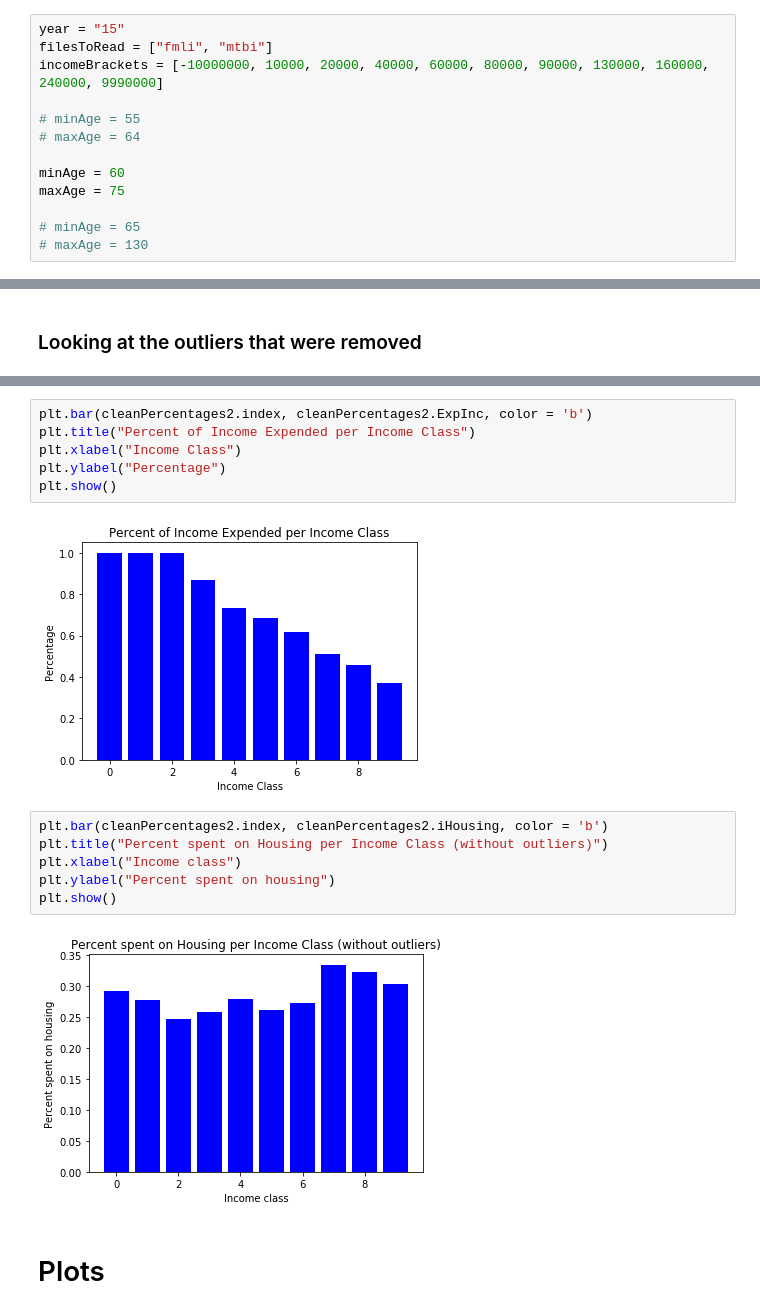
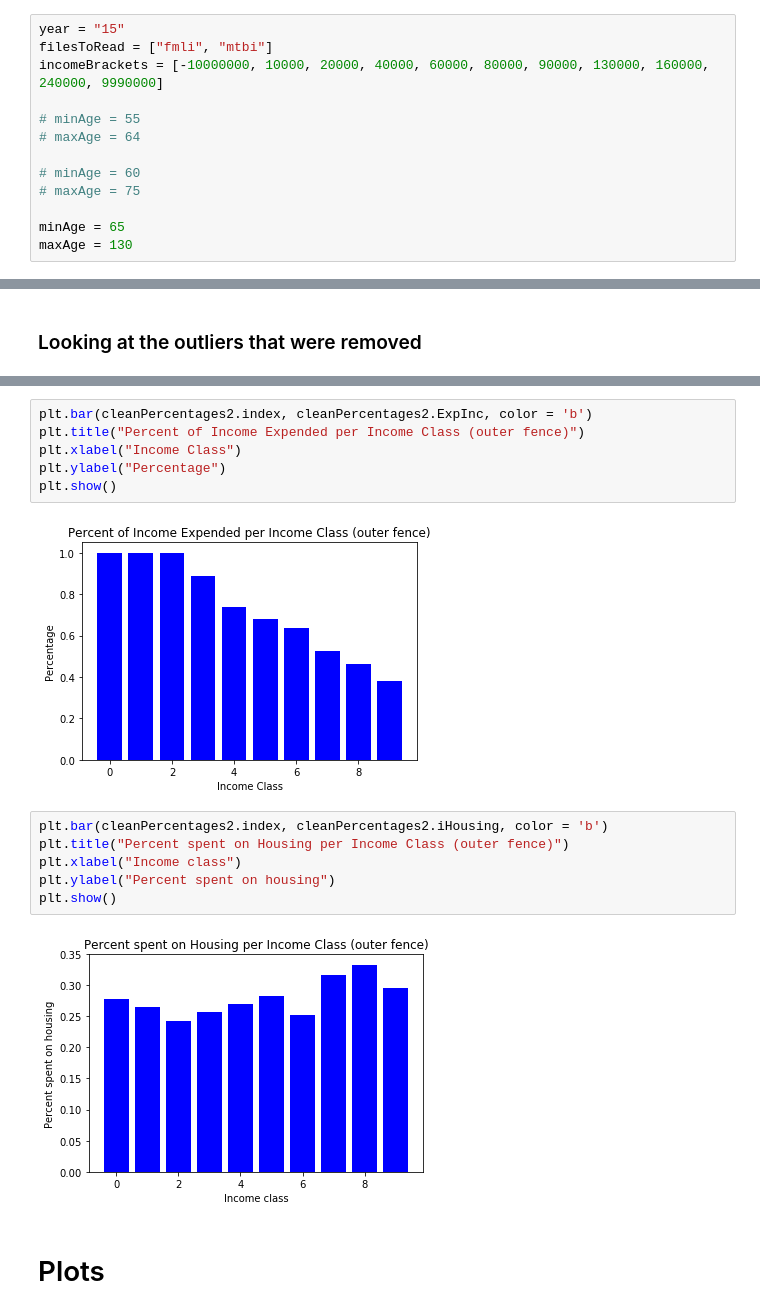
Before and after one commit to lunhuamao/BLS_Python_Analysis, a Jupyter notebook: plyntyPython.ipynb, the cells around one changed output, grey strips where cells are left out. Drawn from its saved outputs; the diff is of its cells as text.

```diff
--- a/plyntyPython.ipynb
+++ b/plyntyPython.ipynb
@@ -59,11 +58,11 @@ incomeBrackets = [-10000000, 10000, 20000, 40000, 60000, 80000, 90000, 130000, 1
 # minAge = 55
 # maxAge = 64
 
-minAge = 60
-maxAge = 75
+# minAge = 60
+# maxAge = 75
 
-# minAge = 65
-# maxAge = 130
+minAge = 65
+maxAge = 130
 # %% [markdown]
 ### Setting Directory locations and FileNames on your Local Machine
 # %%
@@ -410,19 +400,19 @@ cleanPercentages2
 # %%
 plt.bar(cleanPercentages2.index, cleanPercentages2.ExpInc, color = 'b')
-plt.title("Percent of Income Expended per Income Class")
+plt.title("Percent of Income Expended per Income Class (outer fence)")
 plt.xlabel("Income Class")
 plt.ylabel("Percentage")
 plt.show()
 # %% [output]
-[figure, old version]
+[figure, new version]
 # %%
 plt.bar(cleanPercentages2.index, cleanPercentages2.iHousing, color = 'b')
-plt.title("Percent spent on Housing per Income Class (without outliers)")
+plt.title("Percent spent on Housing per Income Class (outer fence)")
 plt.xlabel("Income class")
 plt.ylabel("Percent spent on housing")
 plt.show()
 # %% [output]
-[figure, old version]
+[figure, new version]
 # %% [markdown]
 # Plots
 # %%
```
Also changed, not shown: parts of 37 cells of this notebook, 5 other files.
